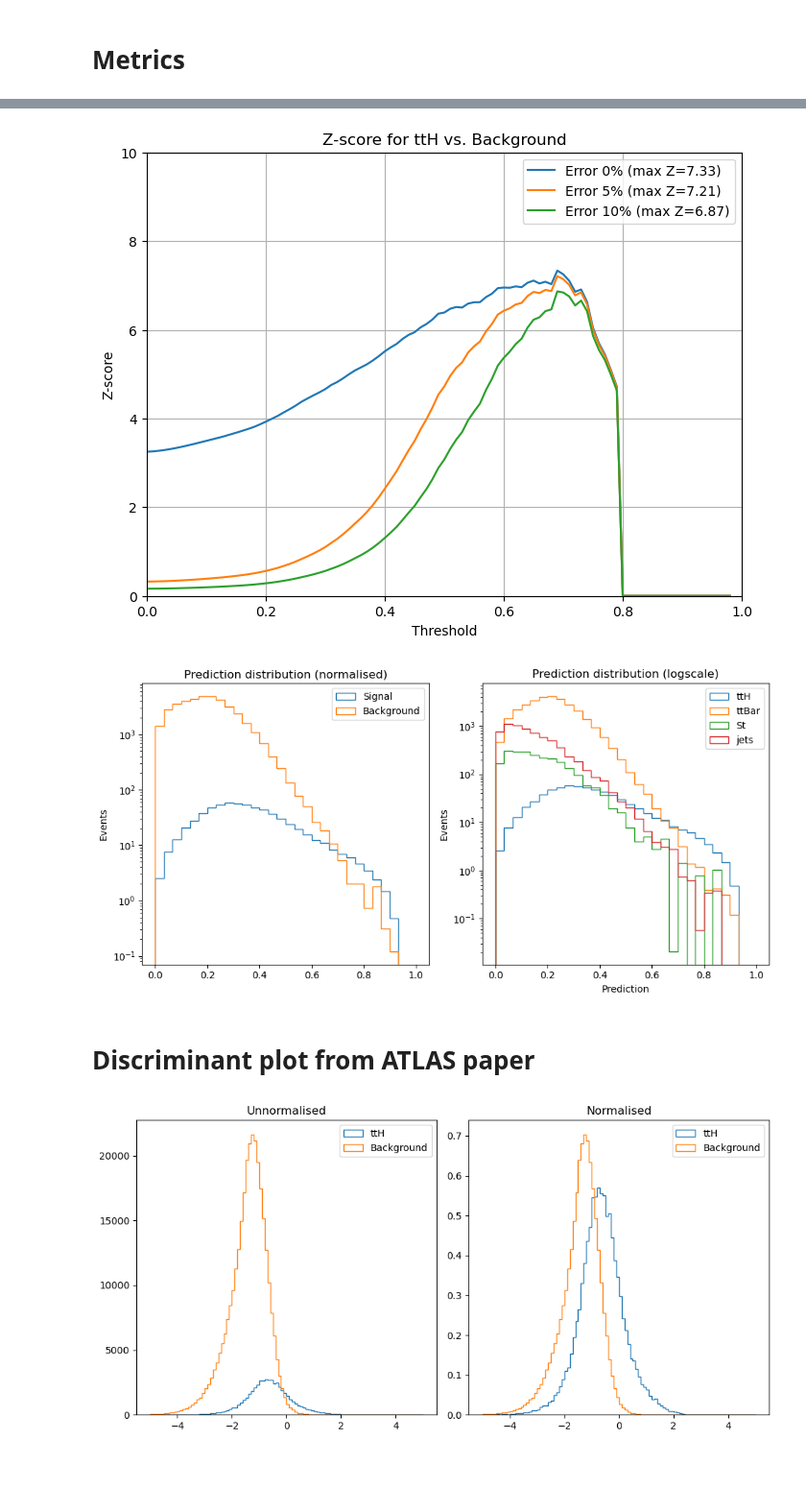
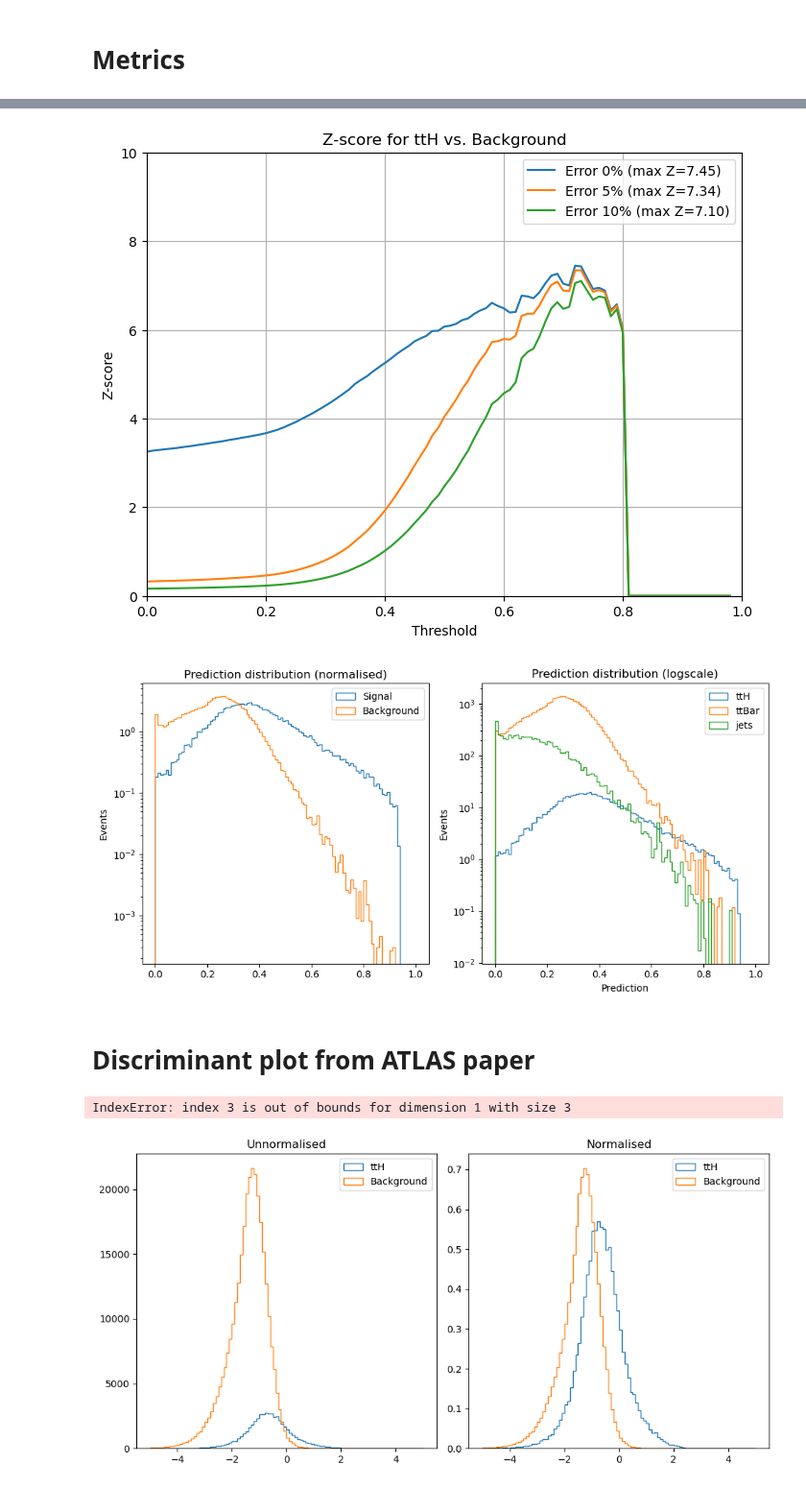
Before and after one commit to inigostibbe/msciproject, a Jupyter notebook: bristol-tth-transformer-msc_project/bristol-tth-transformer-msc_project/notebooks/training_multi.ipynb, the cells around one changed output, grey strips where cells are left out. Shown at 96% size. Cells and saved outputs as stored; diff of their text form; code cells hidden in the pictures.

```diff
--- a/bristol-tth-transformer-msc_project/bristol-tth-transformer-msc_project/notebooks/training_multi.ipynb
+++ b/bristol-tth-transformer-msc_project/bristol-tth-transformer-msc_project/notebooks/training_multi.ipynb
@@ -58,7 +58,7 @@ outdir = f"./model_training/AOTransformer_{current_time}"
 os.makedirs(outdir, exist_ok=False)
 
 # Main path
-main_path = '/home/pk21271/prep_data/ttH_ttbar_singleT_jets'
+main_path = '/home/pk21271/prep_data/ttH_ttbar_jets'
 
 # File paths
 x_path = os.path.join(main_path, 'X.pt')
@@ -137,12 +147,24 @@ The loss function is a composite of BCE, and decorrelation from the MET, to ensu
 # loss_function = CrossEntropyWeightedLoss(weighted = True) # Test with no weights,
 
 alpha = 0.25 # This is the weight for the signal class, the rest is divided among the background classes
-alpha = [alpha, (1-alpha)/3, (1-alpha)/3, (1-alpha)/3]
+alpha = [alpha, (1-alpha)/2, (1-alpha)/2]
 # alpha = [alpha, (1-alpha)] # For binary classification
+
+# Create an alpha from inverse class frequency weighted
+
+train_y_flat = train_y.flatten()
+
+class0 = torch.sum(train_nom[train_y_flat == 0]).item()
+class1 = torch.sum(train_nom[train_y_flat == 1]).item()
+class2 = torch.sum(train_nom[train_y_flat == 2]).item()
+
+class_sum = class0 + class1 + class2
+
+alpha = [class_sum/class0, class_sum/class1, class_sum/class2]
 
 gamma = 2 # 2 is recommended, 0 is equivalent to CE
 
-loss_function = FocalLoss(gamma=2, alpha=alpha, weighted=False)
+loss_function = FocalLoss(gamma=0, alpha=alpha, weighted=False)
 
 # loss = BCE + lambda * decorrelated loss # Lambda determines the strength of the decorrelation loss
 # lambda = 0 -> pure BCE
@@ -592,41 +613,41 @@ plt.xlim(0, 1)
 plt.legend()
 plt.show()
 # %% [output]
-[figure, old version]
+[figure, new version]
 # %%
 labels_flat = labels.flatten()
 
 # Create a figure with two subplots
 fig, axes = plt.subplots(nrows=1, ncols=2, figsize=(10, 5), sharex=True)
 
 # First plot (Binary classification: Signal vs. Background)
-# axes[0].hist(probs_flat[binary_labels == 1], bins=100, range=(0, 1), weights=wn[binary_labels == 1], histtype='step', label='Signal', density=True)
-# axes[0].hist(probs_flat[binary_labels == 0], bins=100, range=(0, 1), weights=wn[binary_labels == 0], histtype='step', label='Background', density=True)
-axes[0].hist(probs_flat[binary_labels == 1], bins=30, range=(0, 1), weights=wn[binary_labels == 1], histtype='step', label='Signal')
-axes[0].hist(probs_flat[binary_labels == 0], bins=30, range=(0, 1), weights=wn[binary_labels == 0], histtype='step', label='Background')
+axes[0].hist(probs_flat[binary_labels == 1], bins=100, range=(0, 1), weights=wn[binary_labels == 1], histtype='step', label='Signal', density=True)
+axes[0].hist(probs_flat[binary_labels == 0], bins=100, range=(0, 1), weights=wn[binary_labels == 0], histtype='step', label='Background', density=True)
+# axes[0].hist(probs_flat[binary_labels == 1], bins=100, range=(0, 1), weights=wn[binary_labels == 1], histtype='step', label='Signal')
+# axes[0].hist(probs_flat[binary_labels == 0], bins=100, range=(0, 1), weights=wn[binary_labels == 0], histtype='step', label='Background')
 axes[0].legend()
 axes[0].set_ylabel('Events')
 axes[0].set_yscale('log')
 axes[0].set_title('Prediction distribution (normalised)')
 
 # Second plot (Multi-class: ttH, ttBar, Zjets)
-axes[1].hist(probs_flat[labels_flat == 0], bins=30, range=(0, 1), weights=wn[labels_flat == 0], histtype='step', label='ttH')
-axes[1].hist(probs_flat[labels_flat == 1], bins=30, range=(0, 1), weights=wn[labels_flat == 1], histtype='step', label='ttBar')
-axes[1].hist(probs_flat[labels_flat == 2], bins=30, range=(0, 1), weights=wn[labels_flat == 2], histtype='step', label='St')
-axes[1].hist(probs_flat[labels_flat == 3], bins=30, range=(0, 1), weights=wn[labels_flat == 3], histtype='step', label='jets')
+axes[1].hist(probs_flat[labels_flat == 0], bins=100, range=(0, 1), weights=wn[labels_flat == 0], histtype='step', label='ttH')
+axes[1].hist(probs_flat[labels_flat == 1], bins=100, range=(0, 1), weights=wn[labels_flat == 1], histtype='step', label='ttBar')
+axes[1].hist(probs_flat[labels_flat == 2], bins=100, range=(0, 1), weights=wn[labels_flat == 2], histtype='step', label='jets')
+# axes[1].hist(probs_flat[labels_flat == 3], bins=100, range=(0, 1), weights=wn[labels_flat == 3], histtype='step', label='jets')
 # axes[1].hist(probs_flat[labels_flat == 4], bins=50, range=(0, 1), weights=wn[labels_flat == 4], histtype='step', label='Multi')
 
 axes[1].legend()
 axes[1].set_xlabel('Prediction')
 axes[1].set_ylabel('Events')
 axes[1].set_title('Prediction distribution (logscale)')
 axes[1].set_yscale('log')
 
 # Show the figure
 plt.tight_layout()
 plt.show()
 # %% [output]
-[figure, old version]
+[figure, new version]
 # %% [markdown]
 # Discriminant plot from ATLAS paper
 # %%
@@ -634,6 +655,8 @@ dhh_ttH = np.log(probs[:, 0] / (probs[:, 1] + probs[:, 2] + probs[:, 3])) # This
 # dhh_ttBar = np.log(probs[:, 1] / (probs[:, 0] + probs[:, 2] + probs[:, 3]))
 # dhh_Zjets = np.log(probs[:, 2] / (probs[:, 0] + probs[:, 1] + probs[:, 3]))
 # dhh_Wjets = np.log(probs[:, 3] / (probs[:, 0] + probs[:, 1] + probs[:, 2]))
+# %% [output]
+IndexError: index 3 is out of bounds for dimension 1 with size 3
 # %%
 # plt.hist(dhh_ttH, bins=100, range=(-5, 5), histtype='step', label='ttH')
 # plt.hist(dhh_ttBar, bins=100, range=(-5, 5), histtype='step', label='ttBar')
```
Also changed, not shown: parts of 7 cells of this notebook, 43 other files.
